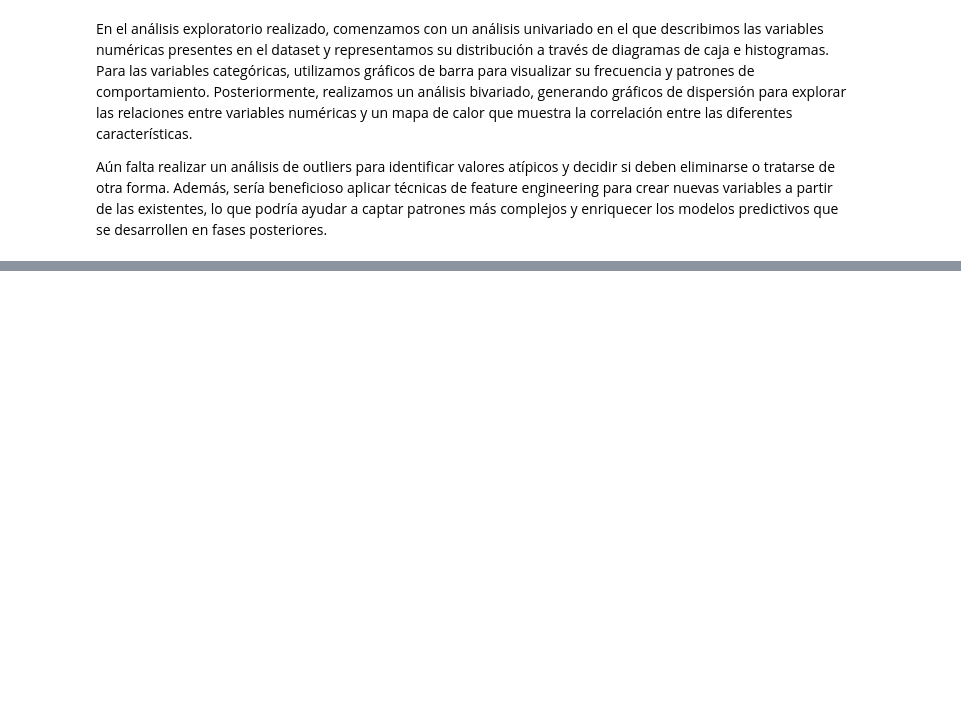
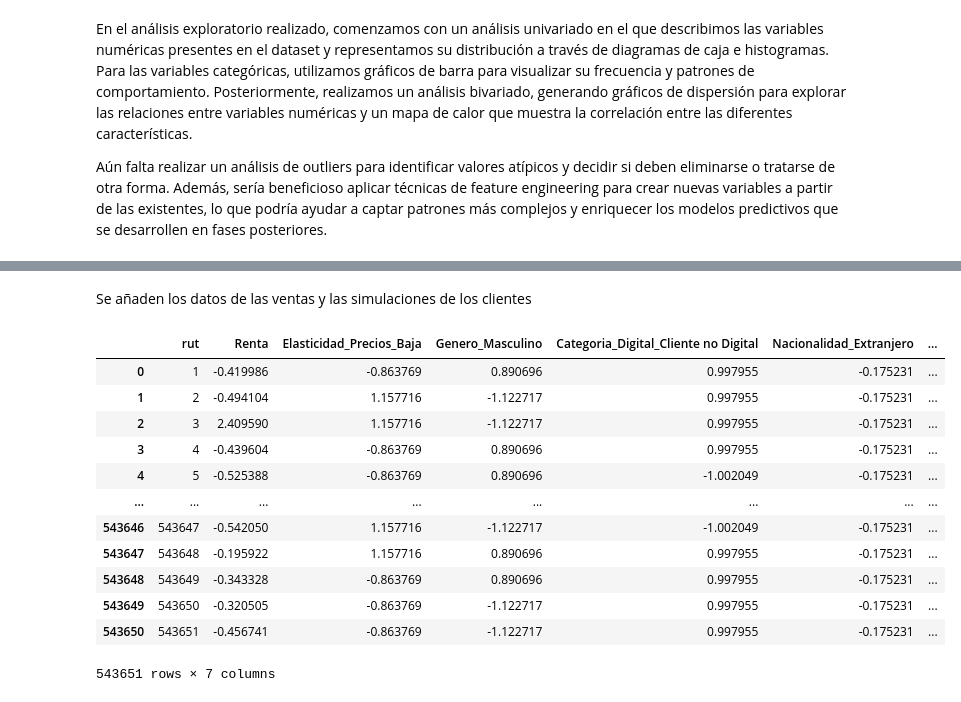
Before and after one commit to JosepVargasf/repo_mineria_de_datos, a Jupyter notebook: Entrega2.ipynb, the cells around one changed output, grey strips where cells are left out. Drawn from its saved outputs; the diff is of its cells as text; code cells hidden in the pictures; blank space fills up the shorter version.

```diff
--- a/Entrega2.ipynb
+++ b/Entrega2.ipynb
@@ -397,0 +419,10 @@ Aún falta realizar un análisis de outliers para identificar valores atípicos
+# %%
+file_id = '10xZY27WYUZ-wH1Aewqyt4eFf6oh75LJA'
+url = f'https://drive.google.com/uc?id={file_id}'
+df = pd.read_csv(url)
+
+
+# La variable Tiempo_como_cliente tiene un único valor, por ello la retiraremos del análisis
+df.drop(columns={'Tiempo_como_cliente'}, axis=1, inplace = True)
+
+df = df.drop(columns=['Unnamed: 0'])  # Eliminar columna Unnamed: 0
@@ -397,0 +470,10 @@ Aún falta realizar un análisis de outliers para identificar valores atípicos
+# %%
+# Seleccionamos las 5 variables más importantes, por ejemplo
+n_variables_seleccionadas = 5
+variables_relevantes = importancia_variables.head(n_variables_seleccionadas).index
+
+# Filtramos el DataFrame para incluir solo las variables más relevantes
+df_relevantes = df_scaled[variables_relevantes]
+
+# Mostramos las primeras filas de las variables seleccionadas
+print(df_relevantes.head())
@@ -397,0 +496,13 @@ Aún falta realizar un análisis de outliers para identificar valores atípicos
+# %%
+# Combinar 'rut' con el DataFrame df_relevantes
+df_relevantes = pd.concat([df['rut'], df_relevantes], axis=1)
+
+# Ahora aplicamos K-Means
+kmeans = KMeans(n_clusters=74, random_state=42)
+kmeans.fit(df_relevantes.drop(columns=['rut']))  # Ajustar sin la columna 'rut'
+
+# Añadir la columna de clusters al DataFrame
+df_relevantes['Cluster'] = kmeans.labels_
+
+# Mostrar los primeros registros con los clusters asignados, incluyendo 'rut'
+print(df_relevantes.head())
@@ -397,0 +525,2 @@ Aún falta realizar un análisis de outliers para identificar valores atípicos
+# %% [markdown]
+Se añaden los datos de las ventas y las simulaciones de los clientes
@@ -397,0 +570,16 @@ Aún falta realizar un análisis de outliers para identificar valores atípicos
+# %%
+df_relevantes
+# %% [output]
+|  | rut | Renta | Elasticidad_Precios_Baja | Genero_Masculino | Categoria_Digital_Cliente no Digital | Nacionalidad_Extranjero | ... |
+| 0 | 1 | -0.419986 | -0.863769 | 0.890696 | 0.997955 | -0.175231 | ... |
+| 1 | 2 | -0.494104 | 1.157716 | -1.122717 | 0.997955 | -0.175231 | ... |
+| 2 | 3 | 2.409590 | 1.157716 | -1.122717 | 0.997955 | -0.175231 | ... |
+| 3 | 4 | -0.439604 | -0.863769 | 0.890696 | 0.997955 | -0.175231 | ... |
+| 4 | 5 | -0.525388 | -0.863769 | 0.890696 | -1.002049 | -0.175231 | ... |
+| ... | ... | ... | ... | ... | ... | ... | ... |
+| 543646 | 543647 | -0.542050 | 1.157716 | -1.122717 | -1.002049 | -0.175231 | ... |
+| 543647 | 543648 | -0.195922 | 1.157716 | 0.890696 | 0.997955 | -0.175231 | ... |
+| 543648 | 543649 | -0.343328 | -0.863769 | 0.890696 | 0.997955 | -0.175231 | ... |
+| 543649 | 543650 | -0.320505 | -0.863769 | -1.122717 | 0.997955 | -0.175231 | ... |
+| 543650 | 543651 | -0.456741 | -0.863769 | -1.122717 | 0.997955 | -0.175231 | ... |
+543651 rows × 7 columns
```
Also changed, not shown: parts of 15 cells of this notebook.
